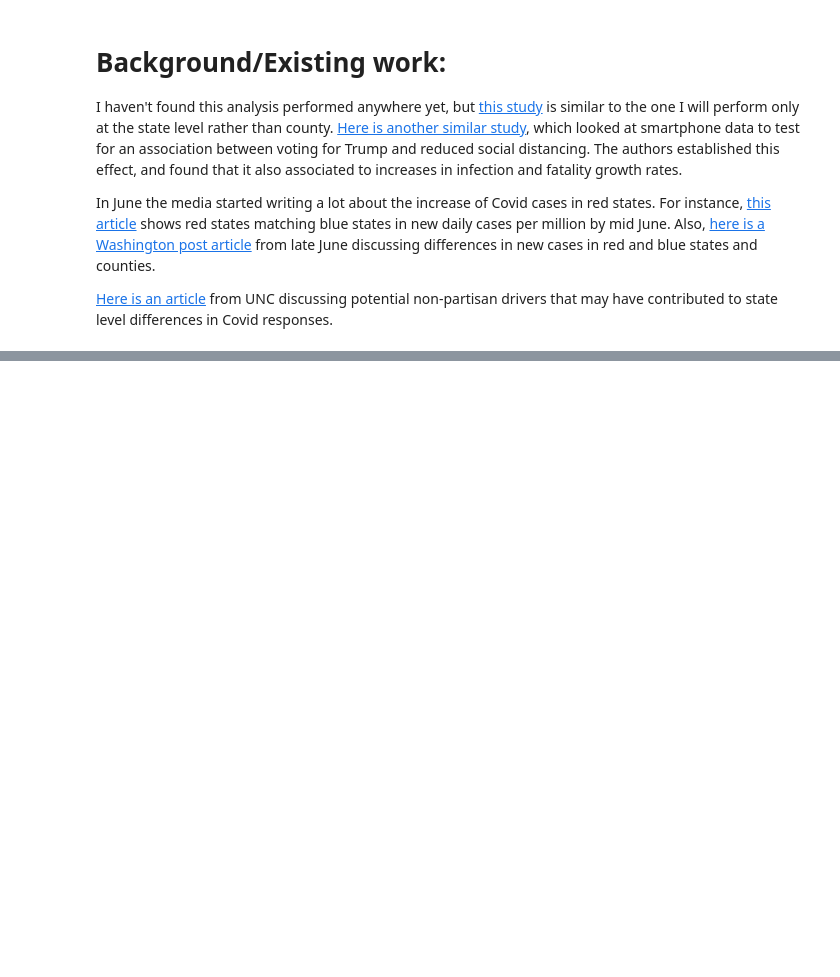
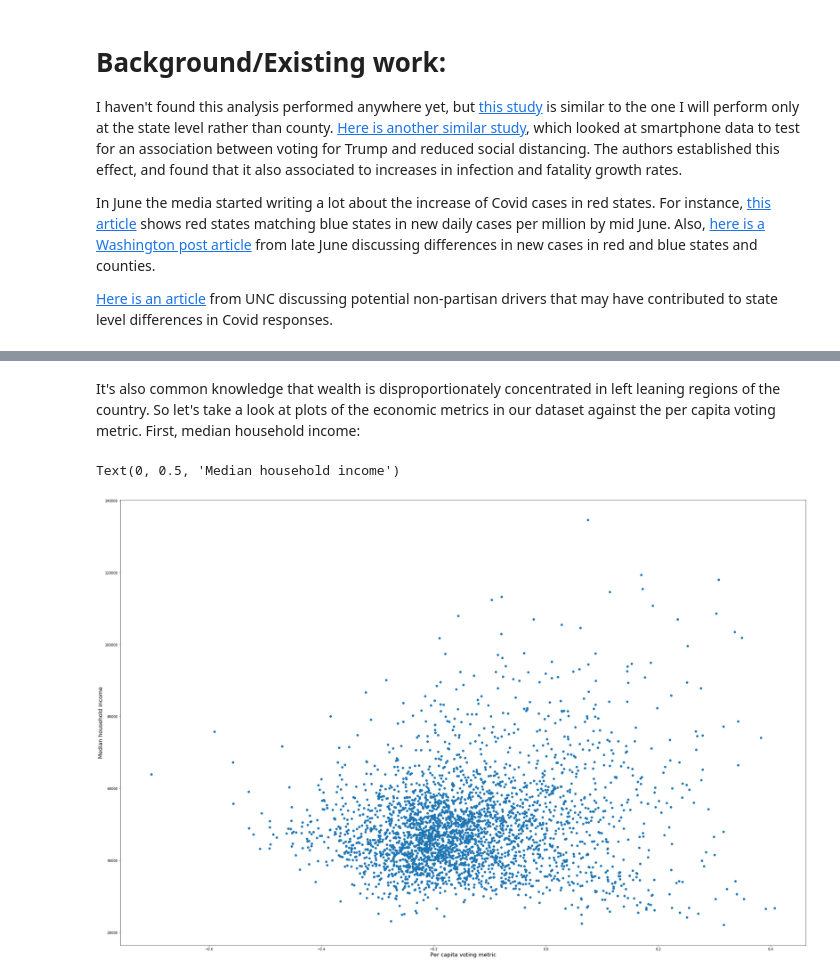
Before and after one commit to wframe-uw/data-512-final, a Jupyter notebook: FinalProject.ipynb, the cells around one changed output, grey strips where cells are left out. Drawn from its saved outputs; the diff is of its cells as text; code cells hidden in the pictures; blank space fills up the shorter version.

```diff
--- a/FinalProject.ipynb
+++ b/FinalProject.ipynb
@@ -72,0 +236,9 @@ print(t_step_1_merge)
+# %% [markdown]
+It's also common knowledge that wealth is disproportionately concentrated in left leaning regions of the country. So let's take a look at plots of the economic metrics in our dataset against the per capita voting metric. First, median household income:
+# %%
+plt.plot(per_capita_voting_metric, merged['median_household_income'], 'o', label='data')
+plt.xlabel('Per capita voting metric')
+plt.ylabel('Median household income')
+# %% [output]
+Text(0, 0.5, 'Median household income')
+[figure, added]
```
Also changed, not shown: parts of 43 cells of this notebook, 3 other files.
